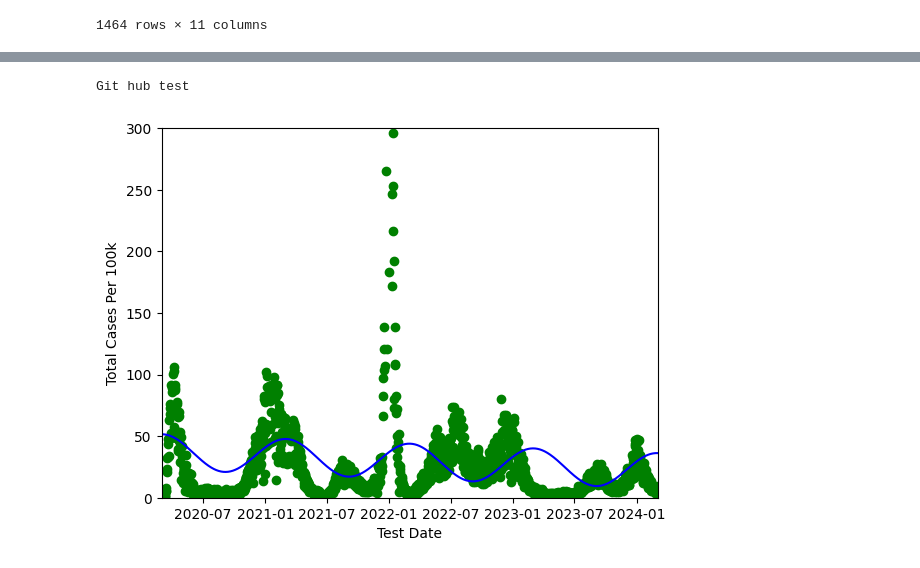
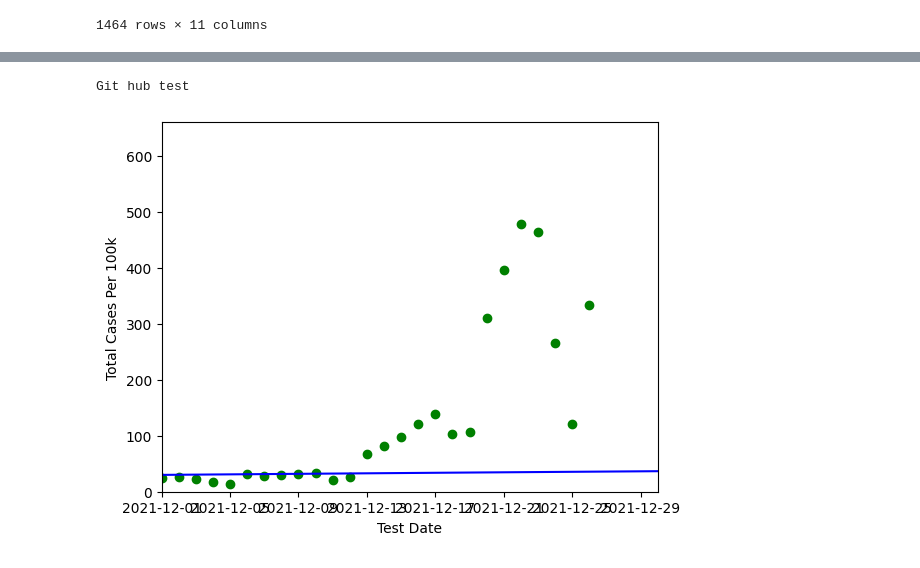
Before and after one commit to Deacon-Code/COVID-19-Model, a Jupyter notebook: Cylical_Model_NewYork.ipynb, the cells around one changed output, grey strips where cells are left out. Saved outputs shown, nothing was run; the diff lists cells and outputs as text; code cells hidden in the pictures.

```diff
--- a/Cylical_Model_NewYork.ipynb
+++ b/Cylical_Model_NewYork.ipynb
@@ -134,25 +126,25 @@ See the caveats in the documentation: https://pandas.pydata.org/pandas-docs/stab
 # %%
 #Plotting
 #Added push comment to test git
 
 print("Git hub test")
 
 import matplotlib.pyplot as plt
 import matplotlib.dates
 from datetime import datetime
 
 x_axis= pd.to_datetime(NYAllData['Test Date']) #This needed to be converted to a date time format to work, used CO-Pilot to help me with this
 y = NYAllData['Total Cases Per 100k']
 
 
-plt.xlim(datetime(2020,3,1), datetime(2024,3,3))
-plt.ylim(0, 300)
+plt.xlim(datetime(2021,12,1), datetime(2021,12,30))
+plt.ylim(0, 660)
 plt.scatter(x_axis, y, color = 'green')
 
 plt.plot(x_axis, model.predict(X), color="blue") #CO-Pilot added the model.predict(X) part, and I think I understand what it is doing
 plt.xlabel("Test Date")
 plt.ylabel("Total Cases Per 100k")
 plt.show()
 # %% [output]
 Git hub test
-[figure, old version]
+[figure, new version]
```
Also changed, not shown: parts of 4 cells of this notebook, 57 other files.
